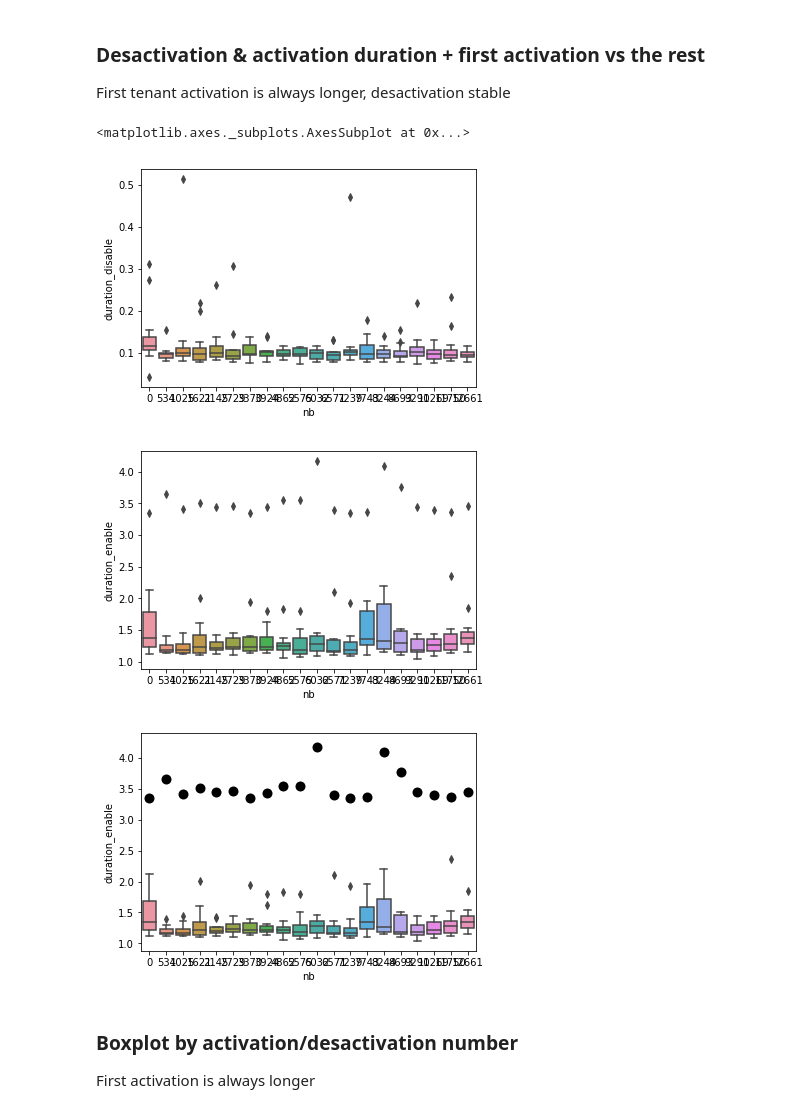
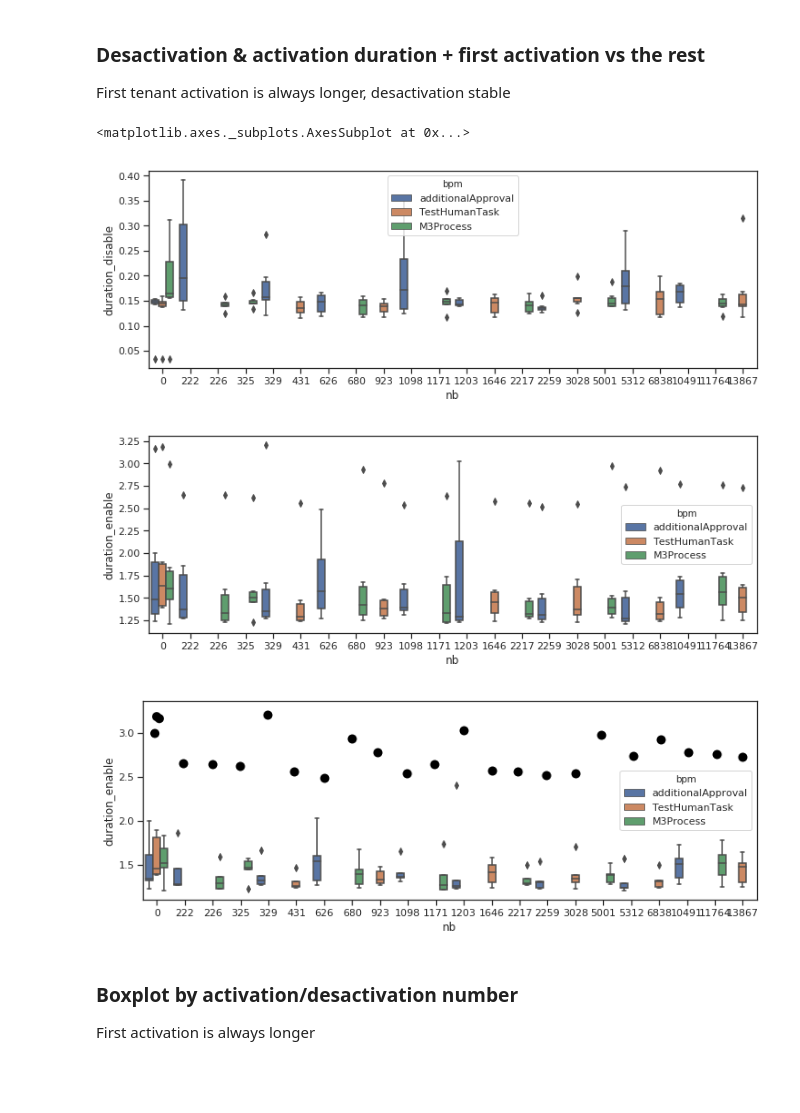
Before and after one commit to guillaumerosinosky/migration_bpms, a Jupyter notebook: xp1_results.ipynb, the cells around one changed output. Drawn from its saved outputs; the diff is of its cells as text; code cells hidden in the pictures; blank space fills up the shorter version.

```diff
--- a/xp1_results.ipynb
+++ b/xp1_results.ipynb
@@ -22,11 +136,15 @@ df = df_migr
 # %%
-df["index_launch"] = df.groupby("nb").cumcount()
+df_migr["index_launch"] = df_migr.groupby(["bpm","nb"]).cumcount()
 #df.groupby("nb").mean().plot()
-df_nofirst = df[df["index_launch"]>0]
-d = df[["nb","duration_move", "duration_total", "duration_enable", "duration_disable"]].melt('nb', var_name='cols',  value_name='duration')
-sns.factorplot(x="nb", y="duration", hue="cols", data=d,size=10, kind="point",ci="sd")
-plt.figure()
-d = df_nofirst[["nb","duration_move", "duration_total", "duration_enable", "duration_disable"]].melt('nb', var_name='cols',  value_name='duration')
-sns.factorplot(x="nb", y="duration", hue="cols", data=d,size=10, kind="point",ci="sd")
+df_nofirst = df_migr[df_migr["index_launch"]>0]
+#d = df[["nb","duration_move", "duration_total", "duration_enable", "duration_disable"]].melt('nb', var_name='cols', value_name='duration')
+d = df_migr[["bpm", "nb","duration_total", "duration_move", "duration_enable", "duration_disable"]].melt(id_vars=['bpm','nb'], var_name='cols', value_name='duration')
+g = sns.relplot(x="nb", y="duration", hue="bpm", kind="scatter",col="cols", data=d,style="bpm",col_wrap=2)
+g.set_xticklabels(rotation=90)
+#sns.factorplot(x="nb", y="duration", hue="cols", col="bpm", data=d,size=10, kind="point",ci="sd")
+#plt.figure()
+#d = df_nofirst[["bpm","nb","duration_move", "duration_total", "duration_enable", "duration_disable"]].melt(id_vars=['bpm','nb'], var_name='cols',  value_name='duration')
+#g = sns.factorplot(x="nb", y="duration", hue="cols", col="bpm",data=d, kind="point",ci="sd")
+#g.set_xticklabels(rotation=90)
 # %% [output]
 <seaborn.axisgrid.FacetGrid at 0x...>
@@ -35,0 +152,3 @@ sns.factorplot(x="nb", y="duration", hue="cols", data=d,size=10, kind="point",ci
+# %%
+sns.set(style="ticks")
+sns.factorplot(x="nb", y="duration", hue="cols", col="bpm", data=d,size=10, linestyles=["--", "-","-","--"])
@@ -36,30 +173,33 @@ sns.factorplot(x="nb", y="duration", hue="cols", data=d,size=10, kind="point",ci
+# %%
+sns.set(style="ticks")
+sns.regplot(x="nb", y="duration", hue="cols", col="bpm", data=d,size=10, linestyles=["--", "-","-","--"])
 # %% [markdown]
 ### Desactivation & activation duration + first activation vs the rest
 First tenant activation is always longer, desactivation stable
 # %%
 
-
-sns.boxplot(x="nb", y="duration_disable", data=df)
-plt.figure()
-sns.boxplot(x="nb", y="duration_enable", data=df)
-plt.figure()
+fig, ax = plt.subplots(figsize=(12,4))
+sns.boxplot(x="nb", y="duration_disable", hue="bpm", data=df_migr,ax=ax)
+fig, ax = plt.subplots(figsize=(12,4))
+sns.boxplot(x="nb", y="duration_enable", hue="bpm", data=df_migr)
+fig, ax = plt.subplots(figsize=(12,4))
 
 
 #df[df["index_launch"]>0].boxplot(by="nb", column="duration_enable")
-sns.boxplot(x="nb", y="duration_enable", data=df[df["index_launch"]>0])
-ini_df = df[df["index_launch"]==0]
+sns.boxplot(x="nb", y="duration_enable", hue="bpm", data=df_migr[df_migr["index_launch"]>0])
+ini_df = df_migr[df_migr["index_launch"]==0]
 x = ini_df["nb"]
 y = ini_df["duration_enable"]
 
-sns.stripplot(x="nb", y="duration_enable",data=ini_df, size=10, color="black", edgecolor="gray")
+sns.stripplot(x="nb", y="duration_enable",data=ini_df,  size=10, color="black", edgecolor="gray")
 
 
 #df.groupby("index_launch").mean().plot(y=["duration_enable", "duration_disable"])
 # %% [output]
 <matplotlib.axes._subplots.AxesSubplot at 0x...>
-[figure, old version]
+[figure, new version]
-[figure, old version]
+[figure, new version]
-[figure, old version]
+[figure, new version]
 # %% [markdown]
 ### Boxplot by activation/desactivation number
 First activation is always longer
```
Also changed, not shown: parts of 8 cells of this notebook, 18 other files.
